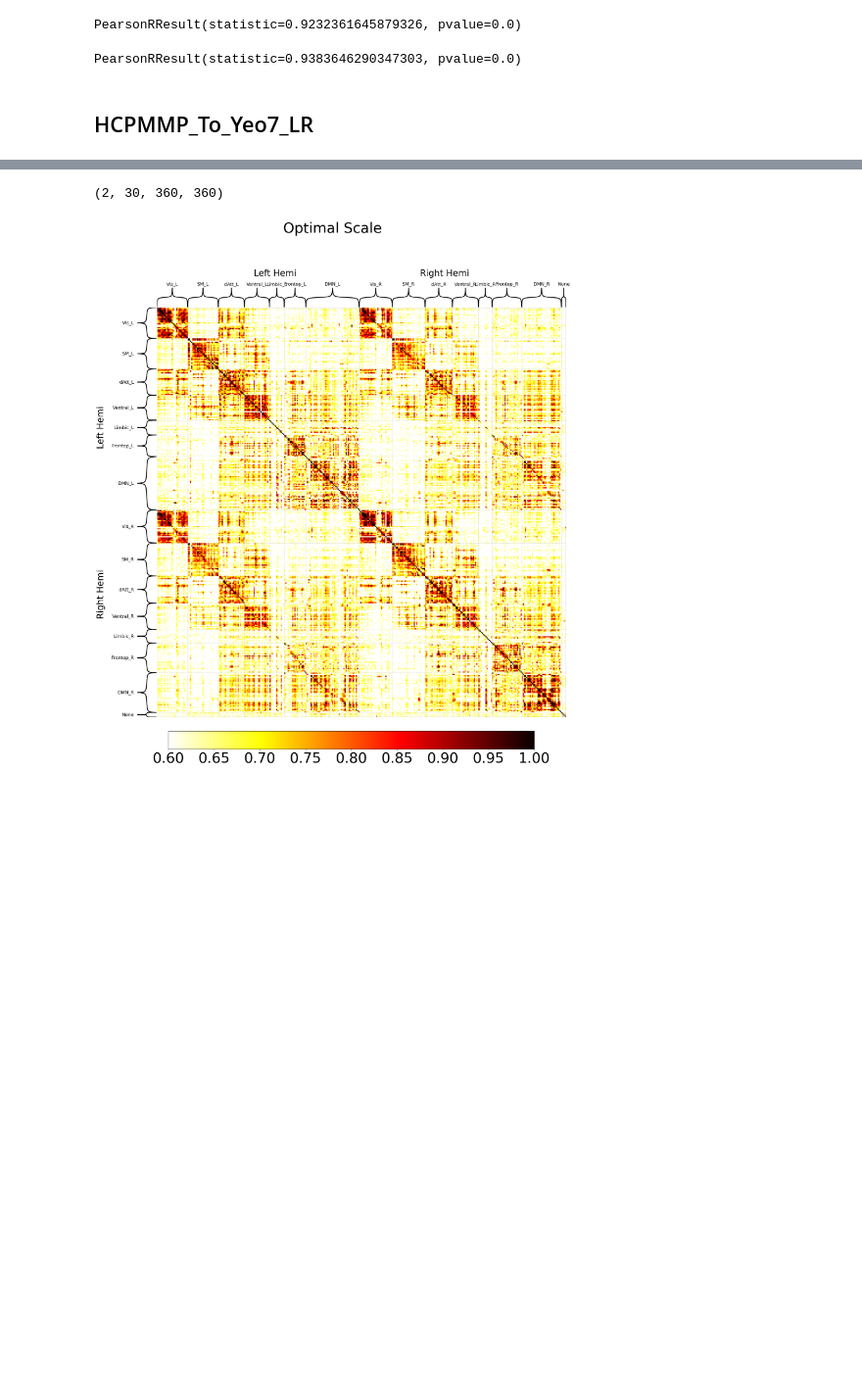
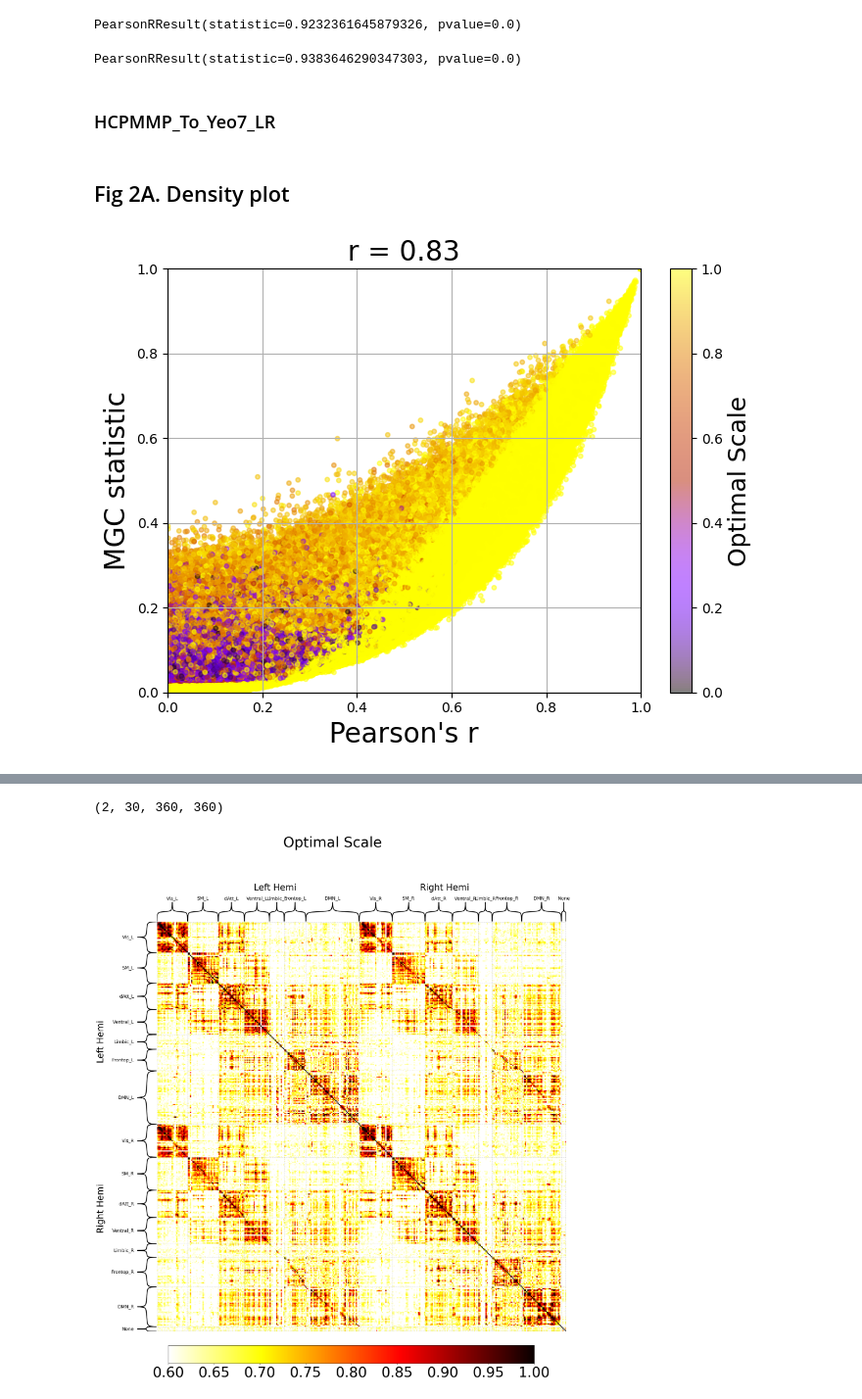
Before and after one commit to HechengJin0/MGC_paper, a Jupyter notebook: paper_main_figures.ipynb, the cells around one changed output, grey strips where cells are left out. Shown at 98% size. Cells and saved outputs as stored; diff of their text form; code cells hidden in the pictures; blank space fills up the shorter version.

```diff
--- a/paper_main_figures.ipynb
+++ b/paper_main_figures.ipynb
@@ -45,8 +45,8 @@ from mgcpy.independence_tests.mgc import MGC
 
 def worker(ses_id,trt_id,sub_index,parcel_index_x, parcel_index_y):
       # gsr
-      img = nib.load('/data/HCP_trt/HCP_trt_07012020/%s/%s/%s/gsr/%s_Atlas_MSMAll_hp2000_clean_24nuisance.gsr.reg_lin.trend_filt_sm6.ptseries.nii'% (trt_id,str(sub_id[sub_index]),ses_id,ses_id )) # Glasser360
-      # img = nib.load('/data/HCP_trt/HCP_trt_02202022/%s/%s/%s/gsr/%s_Atlas_MSMAll_hp2000_clean_24nuisance.gsr.reg_lin.trend_filt_sm6.Shaefer200_Yeo7.ptseries.nii'% (trt_id,str(sub_id[sub_index]),ses_id,ses_id )) #Shaefer200
+      img = nib.load('/my_path/data/HCP_trt/HCP_trt_07012020/%s/%s/%s/gsr/%s_Atlas_MSMAll_hp2000_clean_24nuisance.gsr.reg_lin.trend_filt_sm6.ptseries.nii'% (trt_id,str(sub_id[sub_index]),ses_id,ses_id )) # Glasser360
+      # img = nib.load('/my_path/data/HCP_trt/HCP_trt_02202022/%s/%s/%s/gsr/%s_Atlas_MSMAll_hp2000_clean_24nuisance.gsr.reg_lin.trend_filt_sm6.Shaefer200_Yeo7.ptseries.nii'% (trt_id,str(sub_id[sub_index]),ses_id,ses_id )) #Shaefer200
       data = np.array(img.get_fdata())
       #zscore
       axis= 0
@@ -315,7 +317,7 @@ pearsonr(np.mean(np.mean(np.mean([np.abs(pearson_corr_each_sub_ses_test),np.abs(
 # %% [output]
 PearsonRResult(statistic=0.9383646290347303, pvalue=0.0)
 # %% [markdown]
-## HCPMMP_To_Yeo7_LR
+### HCPMMP_To_Yeo7_LR
 # %%
 mapping = {1: "Vis", 2: "SM", 3: "dAtt", 4: "Ventral", 5: "Limbic", 6: "Frontop", 7: "DMN" , 0:"None"}
 roi['Yeo7Network_name'] = roi['Yeo7Network_keys'].map(mapping)
@@ -324,3 +326,31 @@ roi['Yeo7Network_name_LR'] = roi.apply(lambda row: row['Yeo7Network_name'] + '_'
 roi_labels_rename_l = np.array(roi['Yeo7Network_name'][0:180], dtype=str)
 roi_labels_rename_r = np.array(roi['Yeo7Network_name'][180:360], dtype=str)
 roi_labels_rename_all_sep = np.array(roi['Yeo7Network_name_LR'])
+# %% [markdown]
+## Fig 2A. Density plot
+# %%
+triu_idx = np.triu_indices(360-1)
+subseta = np.concatenate([np.abs(pearson_corr_each_sub_ses_test), np.abs(pearson_corr_each_sub_ses_retest)], axis=1).reshape(-1, 360, 360)
+subsetb = np.concatenate([test_statistic_each_sub_ses_test, test_statistic_each_sub_ses_retest], axis=1).reshape(-1, 360, 360)
+subsetc = np.concatenate([optimal_scale_X_each_sub_ses_test, optimal_scale_X_each_sub_ses_retest], axis=1).reshape(-1, 360, 360)
+a_flat = np.array([mat[triu_idx] for mat in subseta]).flatten()
+b_flat = np.array([mat[triu_idx] for mat in subsetb]).flatten()
+c_flat = np.array([mat[triu_idx] for mat in subsetc]).flatten()
+df = pd.DataFrame({'abs(Pearson r)': a_flat, 'MGC statistic': b_flat, 'Optimal Scale': c_flat})
+plt.figure(figsize=(7, 5.5))
+sc = plt.scatter(df['abs(Pearson r)'], df['MGC statistic'], c=df['Optimal Scale'], cmap='gnuplot',vmin=0, alpha=0.5, s=10) #vmin=0.6,
+r, p = pearsonr(df['abs(Pearson r)'], df['MGC statistic'])
+cbar = plt.colorbar(sc)
+cbar.set_label('Optimal Scale', fontsize=18)
+
+# plt.colorbar(label='Count')
+plt.xlabel("Pearson's r",fontsize=20)
+plt.ylabel('MGC statistic',fontsize=20)
+plt.xlim(0,1)
+plt.ylim(0,1)
+plt.title(f'r = {r:.2f}',fontsize=20)
+plt.grid(True)
+plt.tight_layout()
+plt.show()
+# %% [output]
+[figure, added]
```
Also changed, not shown: parts of 68 cells of this notebook.
